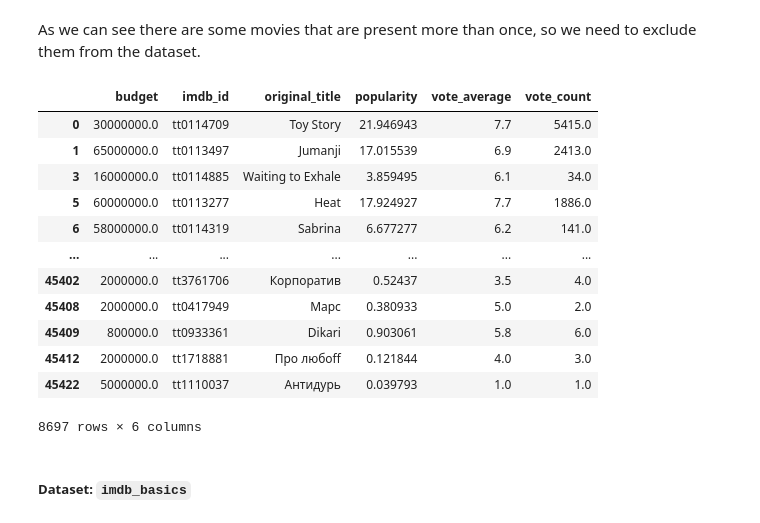
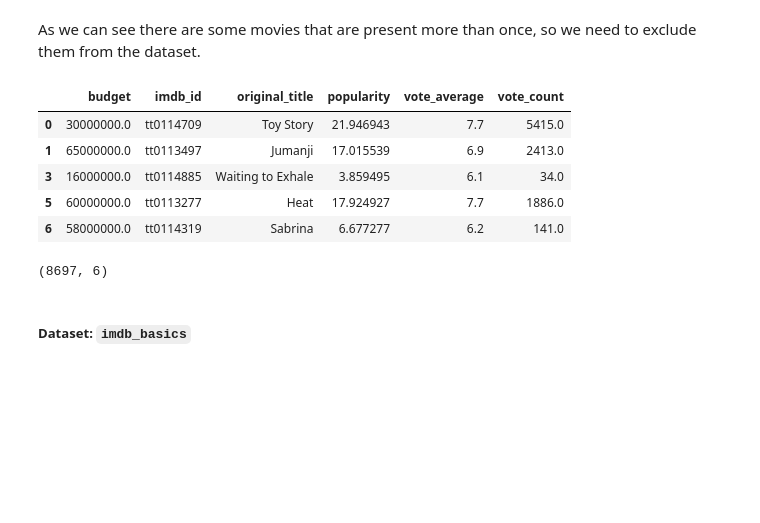
Before and after one commit to epfl-ada/ada-2023-project-fivefrenchspeakingpeoplenocap, a Jupyter notebook: milestone_2.ipynb, the cells around one changed output. Drawn from its saved outputs; the diff is of its cells as text; code cells hidden in the pictures; blank space fills up the shorter version.

```diff
--- a/milestone_2.ipynb
+++ b/milestone_2.ipynb
@@ -247,21 +232,16 @@ As we can see there are some movies that are present more than once, so we need
 movie_budget = movie_budget.drop_duplicates(subset=["imdb_id"])
 # %%
 # the dataset after cleaning
-display(movie_budget)
+display(movie_budget.head(5))
+print(movie_budget.shape)
 # %% [output]
 |  | budget | imdb_id | original_title | popularity | vote_average | vote_count |
 | 0 | 30000000.0 | tt0114709 | Toy Story | 21.946943 | 7.7 | 5415.0 |
 | 1 | 65000000.0 | tt0113497 | Jumanji | 17.015539 | 6.9 | 2413.0 |
 | 3 | 16000000.0 | tt0114885 | Waiting to Exhale | 3.859495 | 6.1 | 34.0 |
 | 5 | 60000000.0 | tt0113277 | Heat | 17.924927 | 7.7 | 1886.0 |
 | 6 | 58000000.0 | tt0114319 | Sabrina | 6.677277 | 6.2 | 141.0 |
-| ... | ... | ... | ... | ... | ... | ... |
-| 45402 | 2000000.0 | tt3761706 | Корпоратив | 0.52437 | 3.5 | 4.0 |
-| 45408 | 2000000.0 | tt0417949 | Марс | 0.380933 | 5.0 | 2.0 |
-| 45409 | 800000.0 | tt0933361 | Dikari | 0.903061 | 5.8 | 6.0 |
-| 45412 | 2000000.0 | tt1718881 | Про любоff | 0.121844 | 4.0 | 3.0 |
-| 45422 | 5000000.0 | tt1110037 | Антидурь | 0.039793 | 1.0 | 1.0 |
-8697 rows × 6 columns
+(8697, 6)
 # %% [markdown]
 ##### Dataset: `imdb_basics`
 # %% [markdown]
```
Also changed, not shown: parts of 39 cells of this notebook.
